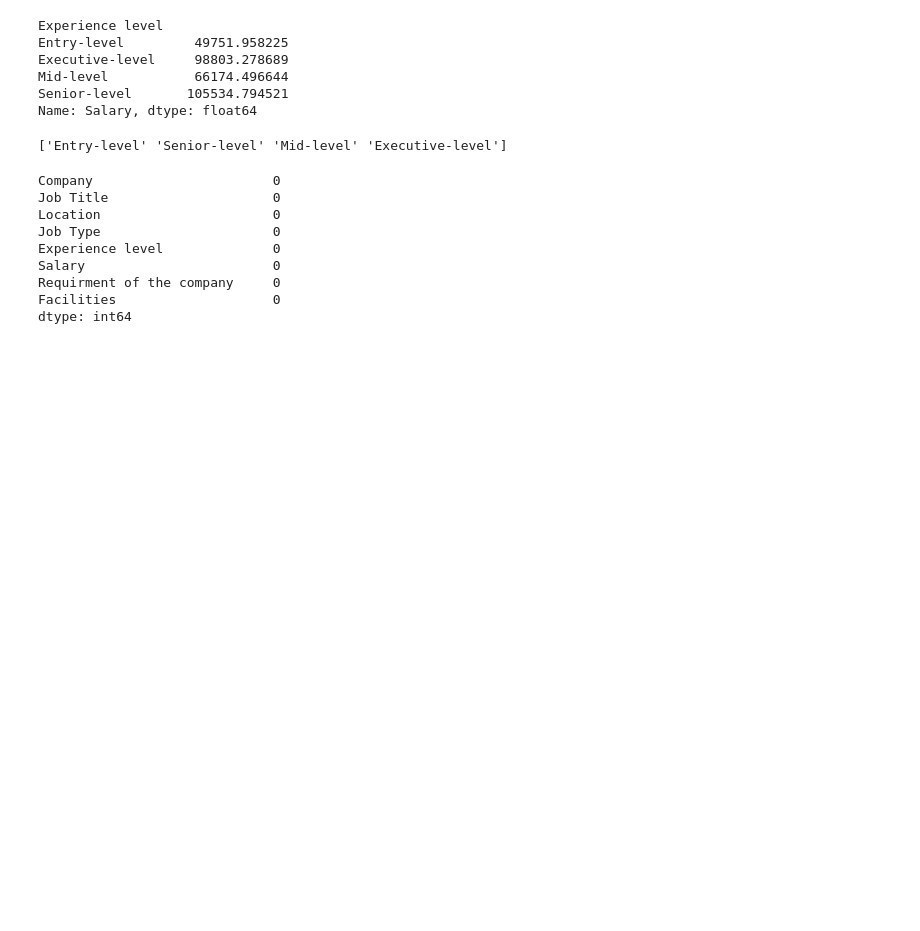
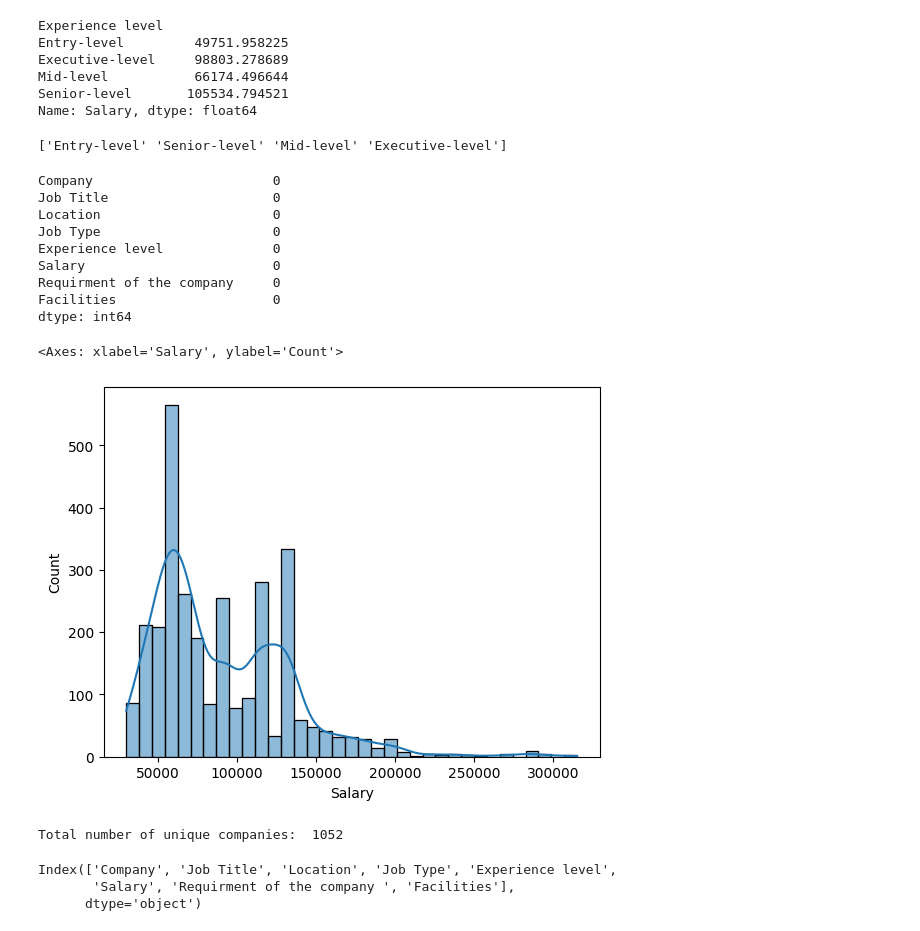
Before and after one commit to AestheticPoints/data-science-job, a Jupyter notebook: data_science_analysis.ipynb, the cells around one changed output. Drawn from its saved outputs; the diff is of its cells as text; code cells hidden in the pictures; blank space fills up the shorter version.

Commit message:
added new graphs for visual

```diff
--- a/data_science_analysis.ipynb
+++ b/data_science_analysis.ipynb
@@ -187,3 +189,20 @@ Salary                        0
 Requirment of the company     0
 Facilities                    0
 dtype: int64
+# %%
+sns.histplot(data=df, x='Salary', kde=True) # Plot the distribution of salaries
+# %% [output]
+<Axes: xlabel='Salary', ylabel='Count'>
+[figure, added]
+# %%
+total_unique_companies = df['Company'].nunique() # Calculate the total number of unique companies
+print("Total number of unique companies: ", total_unique_companies)
+# %% [output]
+Total number of unique companies:  1052
+# %%
+# show all the columns names
+df.columns
+# %% [output]
+Index(['Company', 'Job Title', 'Location', 'Job Type', 'Experience level',
+       'Salary', 'Requirment of the company ', 'Facilities'],
+      dtype='object')
```
Also changed, not shown: parts of 10 cells of this notebook.
